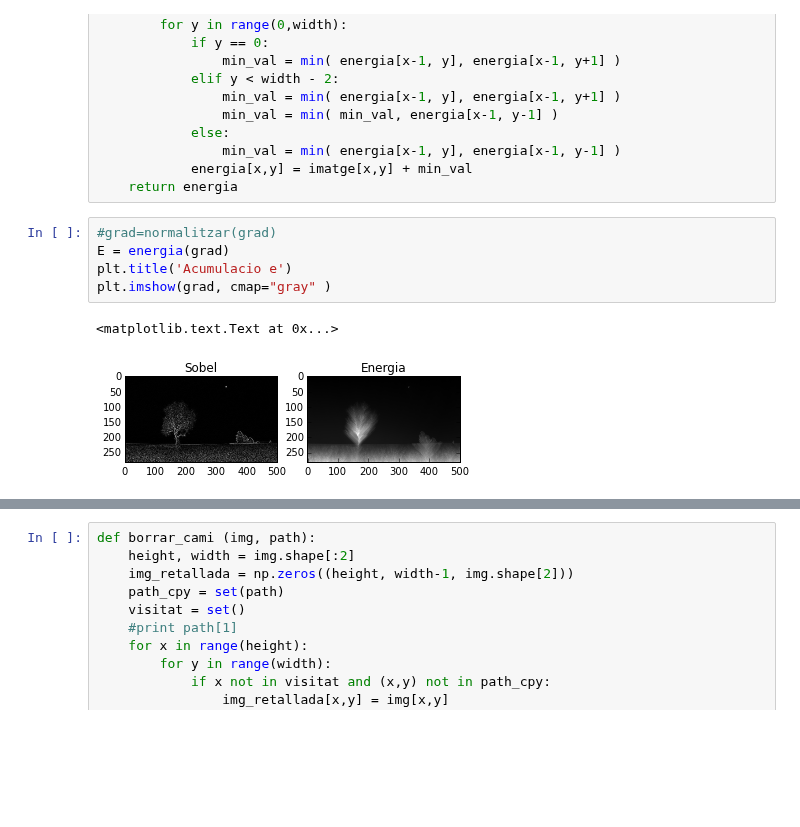
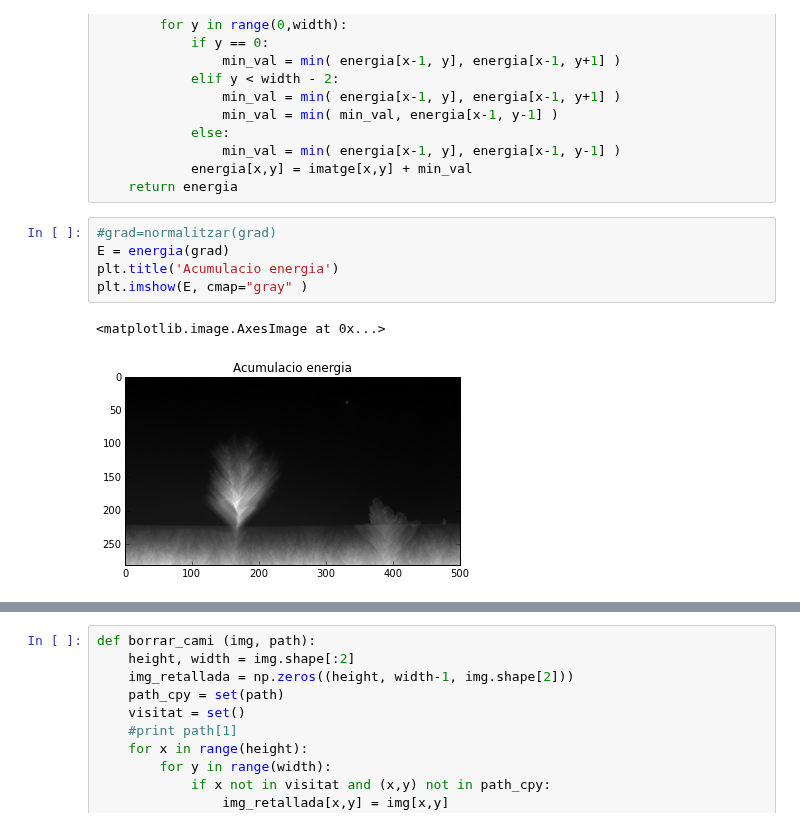
Before and after one commit to cnavas88/Image-Processing, a Jupyter notebook: practica3/Practica3.ipynb, the cells around one changed output, grey strips where cells are left out. Saved outputs shown, nothing was run; the diff lists cells and outputs as text; blank space fills up the shorter version.

```diff
--- a/practica3/Practica3.ipynb
+++ b/practica3/Practica3.ipynb
@@ -61,11 +61,11 @@ def energia(imatge):
 # %%
 #grad=normalitzar(grad)
 E = energia(grad)
-plt.title('Acumulacio e')
-plt.imshow(grad, cmap="gray" )
+plt.title('Acumulacio energia')
+plt.imshow(E, cmap="gray" )
 # %% [output]
-<matplotlib.text.Text at 0x...>
+<matplotlib.image.AxesImage at 0x...>
-[figure, old version]
+[figure, new version]
 # %%
 # El calcul del tall vertical hem de buscar el cami amb cost minim. BACKTRACKING
 # Aquest tall pot ser vertical o horitzontal, es un camí de pixels connectats. En el nostre cas l'apliquem vertical
```
Also changed, not shown: parts of 2 cells of this notebook.
